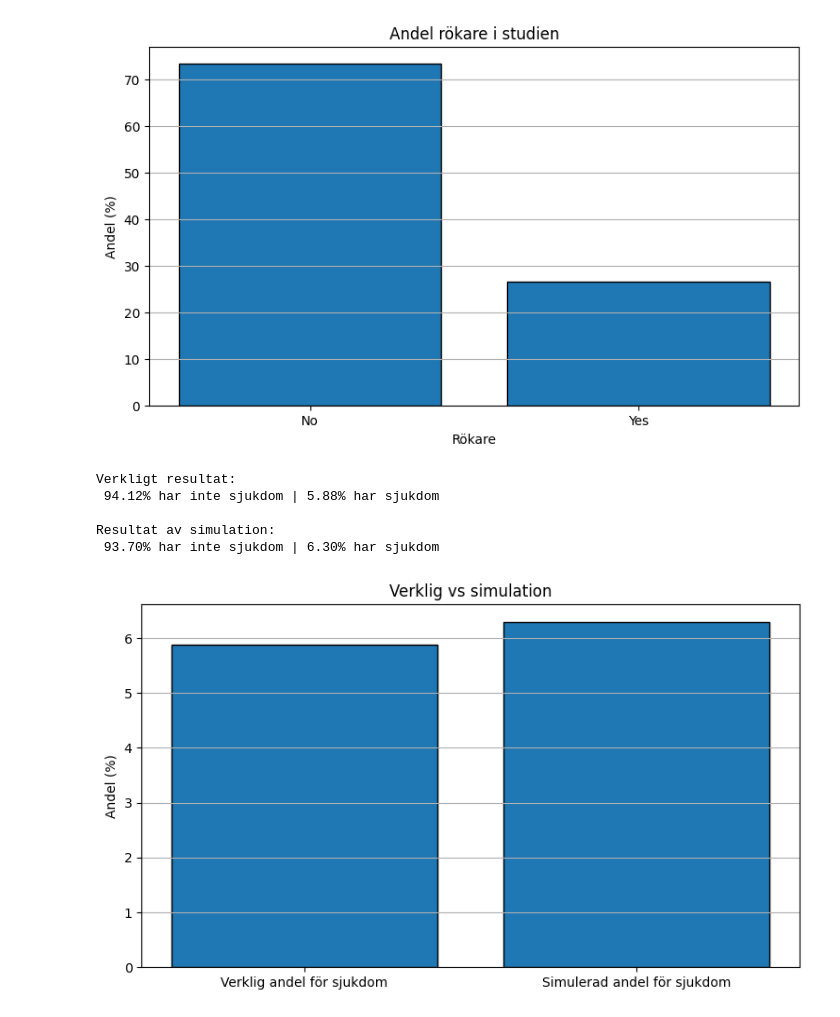
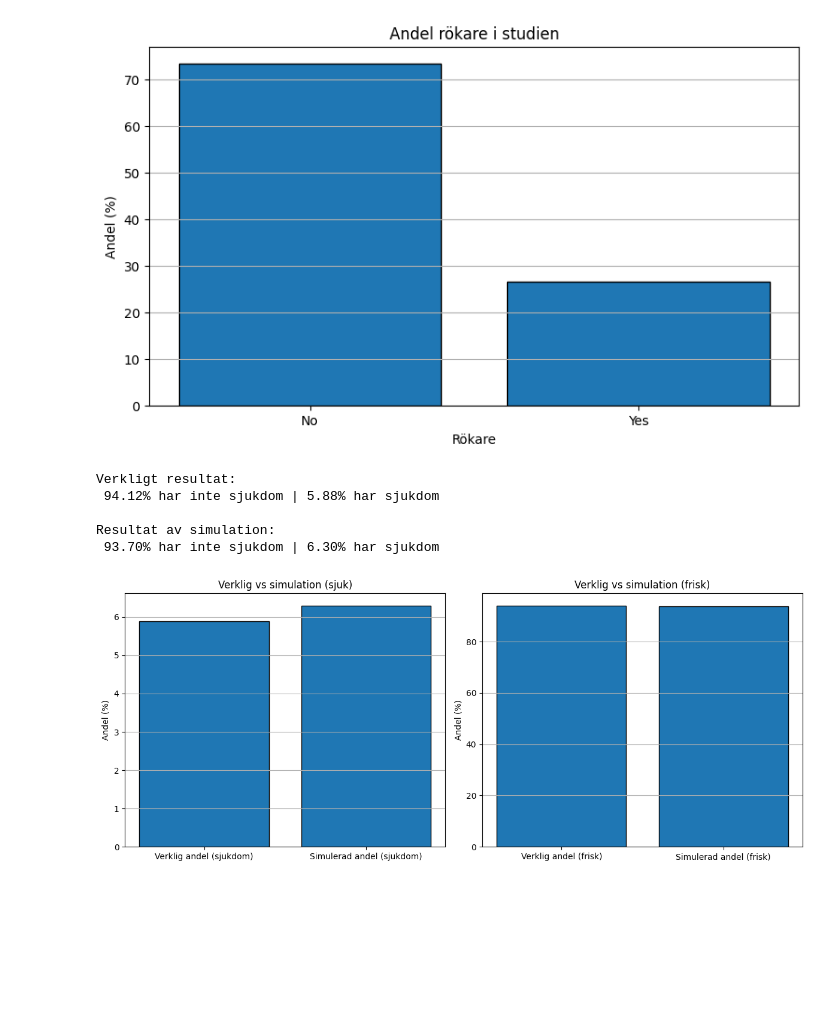
Before and after one commit to Jack-JackAttack/Halsostudie, a Jupyter notebook: report.ipynb, the cells around one changed output. Saved outputs shown, nothing was run; the diff lists cells and outputs as text; code cells hidden in the pictures; blank space fills up the shorter version.

Commit message:
la till andelen friska i diagrammet i report

```diff
--- a/report.ipynb
+++ b/report.ipynb
@@ -65,28 +65,33 @@ V.bar_chart(ax, smoker_percentage, "Andel rökare i studien", "Rökare", "Andel
 # %%
 import numpy as np
 np.random.seed(42)
 
 disease = calc_percentage(df, "disease")
 disease_no, disease_yes = disease
 print(f"Verkligt resultat: \n {disease_no:.2f}% har inte sjukdom | {disease_yes:.2f}% har sjukdom")
 
 
 p_of_disease = disease_yes / 100
 simulation = np.random.choice(["yes", "no"], size=1000, p=[p_of_disease, 1 - p_of_disease])
 
 
 sim_disease_no, sim_disease_yes = pd.Series(simulation).value_counts(normalize=True) * 100
 print()
 print(f"Resultat av simulation: \n {sim_disease_no:.2f}% har inte sjukdom | {sim_disease_yes:.2f}% har sjukdom")
 
 
-compare = pd.Series({"Verklig andel för sjukdom": disease_yes, "Simulerad andel för sjukdom": sim_disease_yes})
-fig, ax = plt.subplots(figsize=(9, 5))
-plt.show(V.bar_chart(ax, compare, "Verklig vs simulation", ""))
+compare_disease_yes = pd.Series({"Verklig andel (sjukdom)": disease_yes, "Simulerad andel (sjukdom)": sim_disease_yes})
+compare_disease_no = pd.Series({"Verklig andel (frisk)": disease_no, "Simulerad andel (frisk)": sim_disease_no})
+
+fig, ax = plt.subplots(1, 2, figsize=(12, 5))
+V.bar_chart(ax[0], compare_disease_yes, "Verklig vs simulation (sjuk)", "")
+V.bar_chart(ax[1], compare_disease_no, "Verklig vs simulation (frisk)", "")
+plt.tight_layout()
+plt.show()
 # %% [output]
 Verkligt resultat:
  94.12% har inte sjukdom | 5.88% har sjukdom
 
 Resultat av simulation:
  93.70% har inte sjukdom | 6.30% har sjukdom
-[figure, old version]
+[figure, new version]
```
